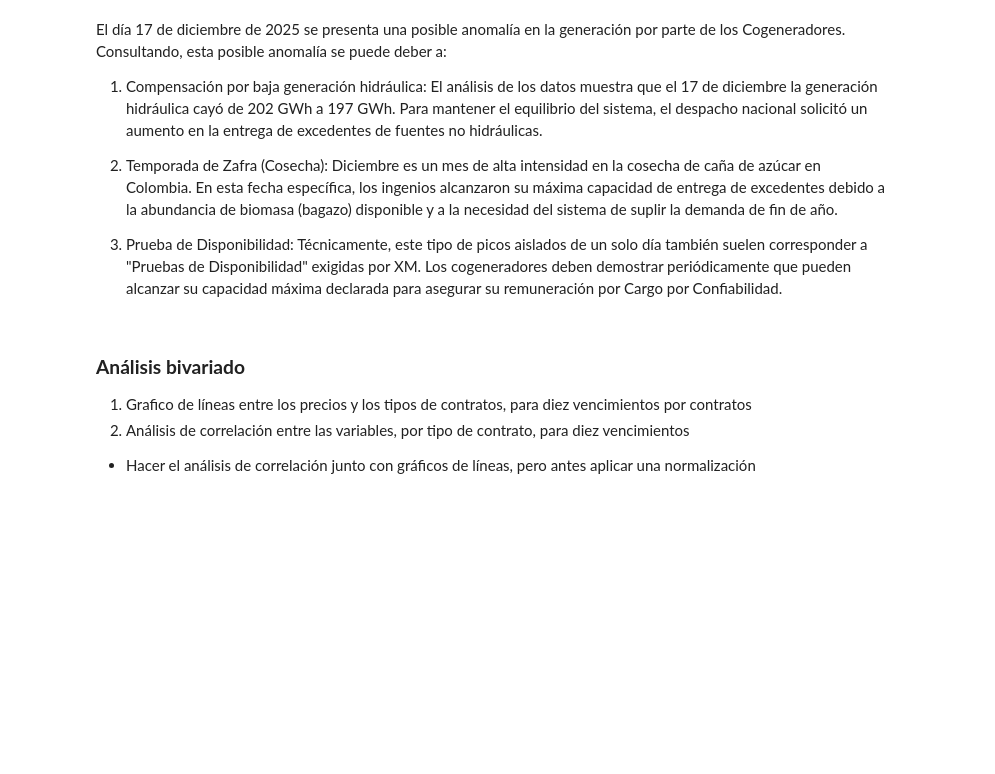
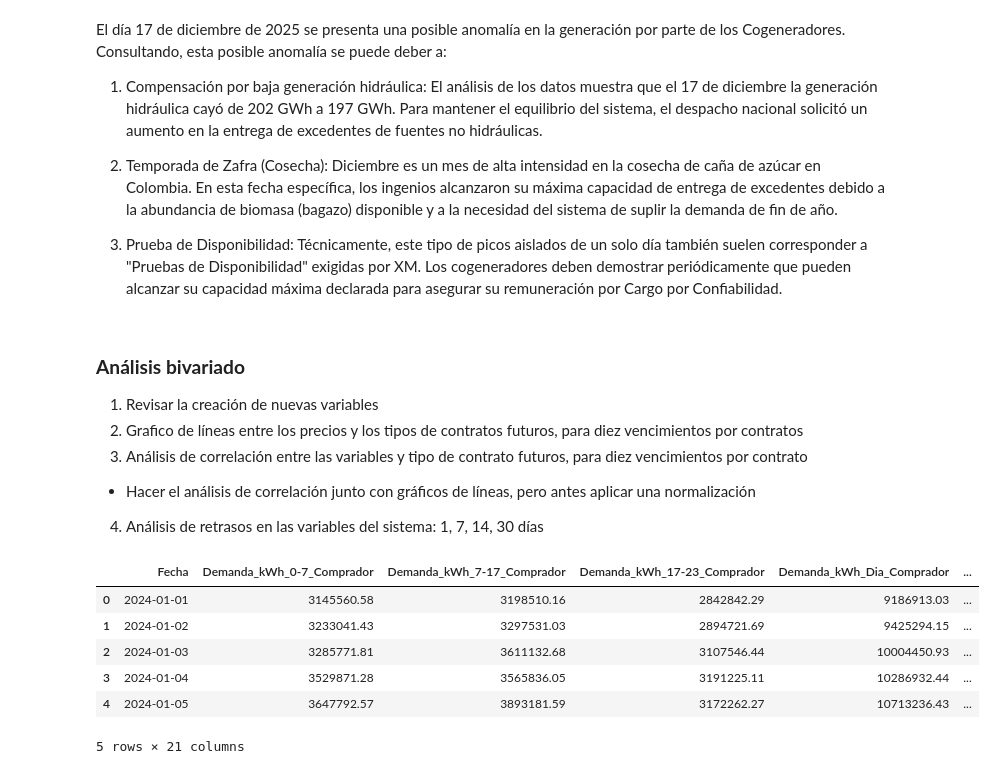
Before and after one commit to shaka03/bot_futuros, a Jupyter notebook: notebooks/EDA/Analisis_Exploratorio.ipynb, the cells around one changed output. Cells and saved outputs as stored; diff of their text form; code cells hidden in the pictures; blank space fills up the shorter version.

Commit message:
add new variables

```diff
--- a/notebooks/EDA/Analisis_Exploratorio.ipynb
+++ b/notebooks/EDA/Analisis_Exploratorio.ipynb
@@ -1040,16 +1258,16 @@ df_generacion_group = df_generacion.copy()
 df_generacion_group["Año"] = df_generacion_group["Fecha"].dt.year
 
 cols_generacion = [x for x in df_generacion_group.columns if x not in ["Fecha", "Año", "Generacion_Total_kWh"]]
-df_generacion_group2 = df_generacion_group.groupby(["Año"])[cols_generacion].sum().reset_index()
-for col in df_generacion_group2.columns:
+df_generacion_group = df_generacion_group.groupby(["Año"])[cols_generacion].sum().reset_index()
+for col in df_generacion_group.columns:
     if col in cols_generacion:
-        df_generacion_group2[f"%_{col}"] = ((df_generacion_group2[col] / df_generacion_group2[cols_generacion].sum(axis=1)) * 100).round(2)
         df_generacion_group[f"%_{col}"] = ((df_generacion_group[col] / df_generacion_group[cols_generacion].sum(axis=1)) * 100).round(2)
+        df_generacion[f"%_{col}"] = ((df_generacion[col] / df_generacion[cols_generacion].sum(axis=1)) * 100).round(2)
 
-cols_porcentaje = [x for x in df_generacion_group2.columns if x.startswith("%_")]
+cols_porcentaje = [x for x in df_generacion_group.columns if x.startswith("%_")]
 
 print("\nPorcentaje de generación por tipo por año:")
-display(df_generacion_group2[["Año"] + cols_porcentaje])
+display(df_generacion_group[["Año"] + cols_porcentaje])
 
 # Gráfico de líneas para el porcentaje de generación por tipo a lo largo del tiempo
 colors_dict = {
@@ -1064,11 +1282,11 @@ fig = go.Figure()
 for col in cols_porcentaje:
     fig.add_trace(
         go.Scatter(
-            x=df_generacion_group["Fecha"],
-            y=df_generacion_group[col],
-            mode='lines+markers',
+            x=df_generacion["Fecha"],
+            y=df_generacion[col],
+            mode='lines',
             name=col.replace("%_", ""),
-            line=dict(color=colors_dict[col], width=2)
+            marker=dict(color=colors_dict[col], size=2)
         )
     )
 fig.update_layout(
@@ -1116,6 +1334,28 @@ El día 17 de diciembre de 2025 se presenta una posible anomalía en la generaci
 # %% [markdown]
 ### **Análisis bivariado**
 
-1. Grafico de líneas entre los precios y los tipos de contratos, para diez vencimientos por contratos
-2. Análisis de correlación entre las variables, por tipo de contrato, para diez vencimientos
+1. Revisar la creación de nuevas variables
+2. Grafico de líneas entre los precios y los tipos de contratos futuros, para diez vencimientos por contratos
+3. Análisis de correlación entre las variables y tipo de contrato futuros, para diez vencimientos por contrato
   - Hacer el análisis de correlación junto con gráficos de líneas, pero antes aplicar una normalización
+4. Análisis de retrasos en las variables del sistema: 1, 7, 14, 30 días
+# %%
+# Unir todos los DataFrames de variables del sistema para análisis conjunto
+df_sistema = df_demanda_comprador.merge(
+    df_demanda[df_demanda["Tipo"] == "Demanda Total"].drop(columns=["Tipo"]),
+    on="Fecha", how="outer", suffixes=("_Comprador", "_Total")
+)
+df_sistema = df_sistema.merge(df_aportes, on="Fecha", how="outer")
+df_sistema = df_sistema.merge(df_disponibilidad, on="Fecha", how="outer")
+df_sistema = df_sistema.merge(df_generacion, on="Fecha", how="outer")
+
+# Mostrar las primeras filas del DataFrame combinado
+df_sistema.head()
+# %% [output]
+|  | Fecha | Demanda_kWh_0-7_Comprador | Demanda_kWh_7-17_Comprador | Demanda_kWh_17-23_Comprador | Demanda_kWh_Dia_Comprador | ... |
+| 0 | 2024-01-01 | 3145560.58 | 3198510.16 | 2842842.29 | 9186913.03 | ... |
+| 1 | 2024-01-02 | 3233041.43 | 3297531.03 | 2894721.69 | 9425294.15 | ... |
+| 2 | 2024-01-03 | 3285771.81 | 3611132.68 | 3107546.44 | 10004450.93 | ... |
+| 3 | 2024-01-04 | 3529871.28 | 3565836.05 | 3191225.11 | 10286932.44 | ... |
+| 4 | 2024-01-05 | 3647792.57 | 3893181.59 | 3172262.27 | 10713236.43 | ... |
+5 rows × 21 columns
```
Also changed, not shown: parts of 8 cells of this notebook, 5 other files.
